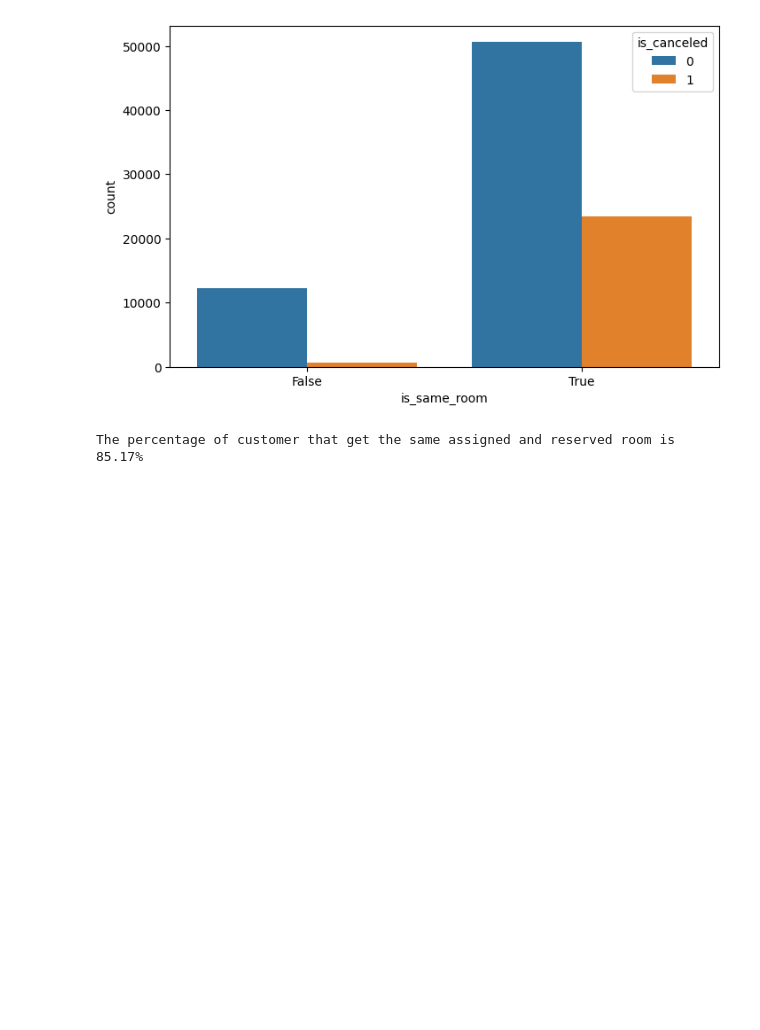
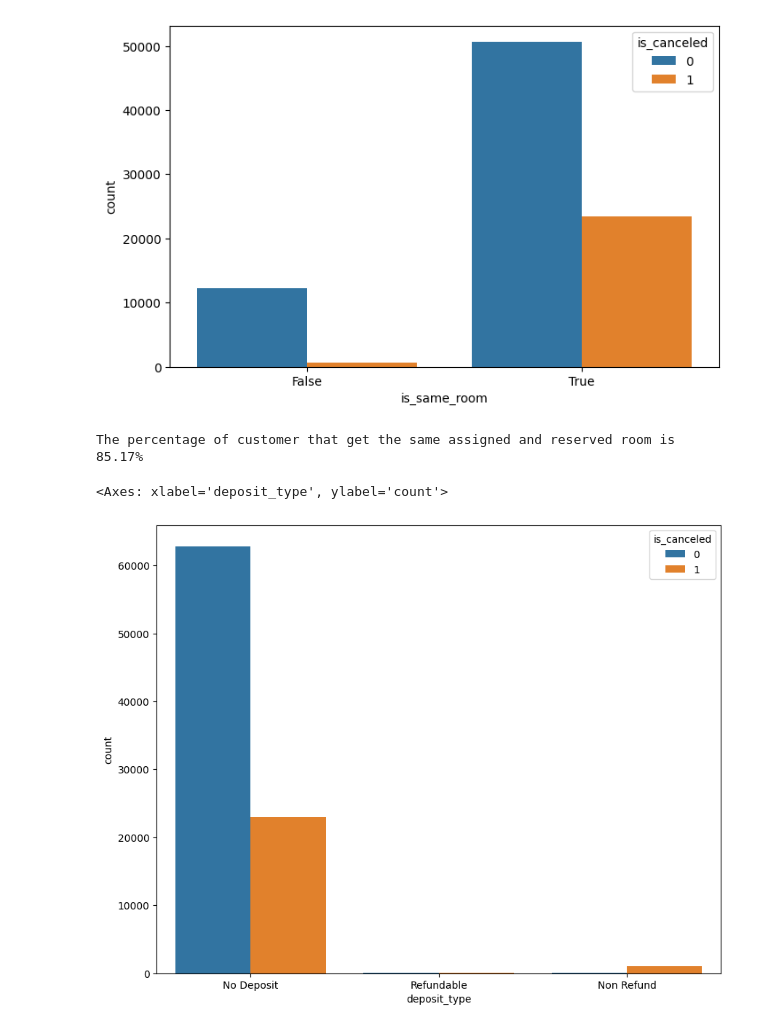
Before and after one commit to Naufalfdh19/hotel_bookings, a Jupyter notebook: hotel-bookings.ipynb, the cells around one changed output. Saved outputs shown, nothing was run; the diff lists cells and outputs as text; code cells hidden in the pictures; blank space fills up the shorter version.

Commit message:
feat: analysis cancellations based on deposit type

```diff
--- a/hotel-bookings.ipynb
+++ b/hotel-bookings.ipynb
@@ -524,3 +567,12 @@ percentage = df[df["reserved_room_type"] == df["assigned_room_type"]].shape[0] /
 print(f"The percentage of customer that get the same assigned and reserved room is {percentage:.2f}%")
 # %% [output]
 The percentage of customer that get the same assigned and reserved room is 85.17%
+# %%
+# cancellation based on deposit type
+
+fig, ax = plt.subplots(figsize=(10, 8))
+
+sns.countplot(data=df, x='deposit_type', hue='is_canceled', ax=ax)
+# %% [output]
+<Axes: xlabel='deposit_type', ylabel='count'>
+[figure, added]
```
Also changed, not shown: parts of 15 cells of this notebook.
